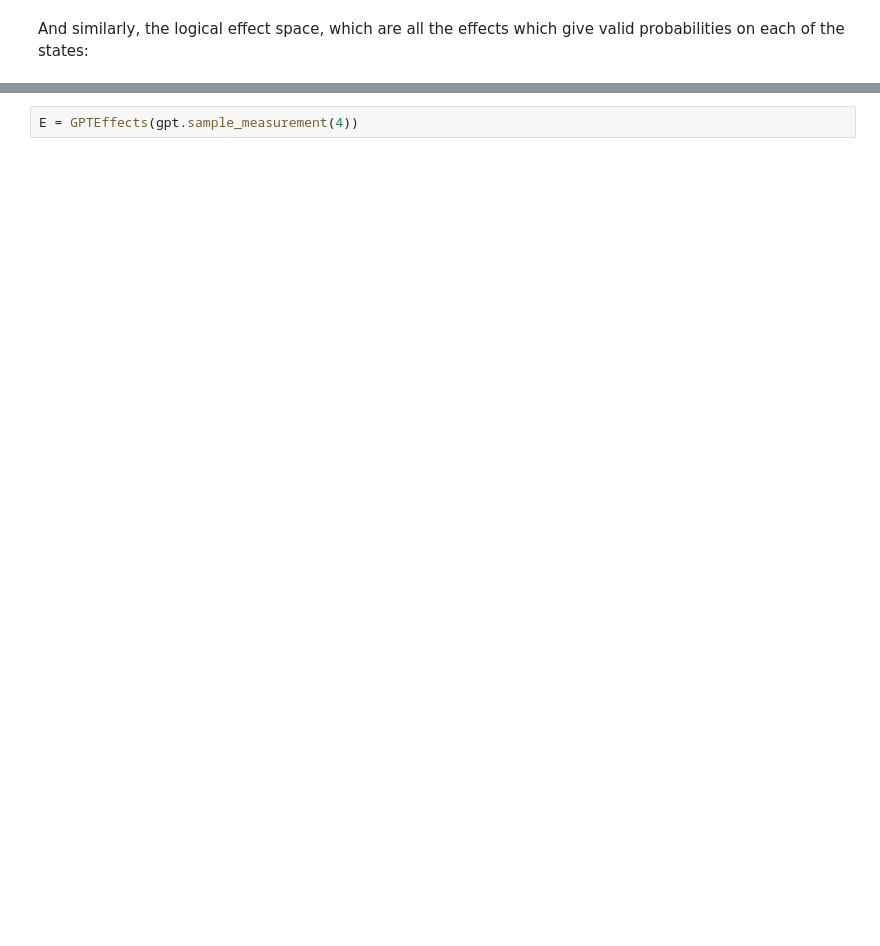
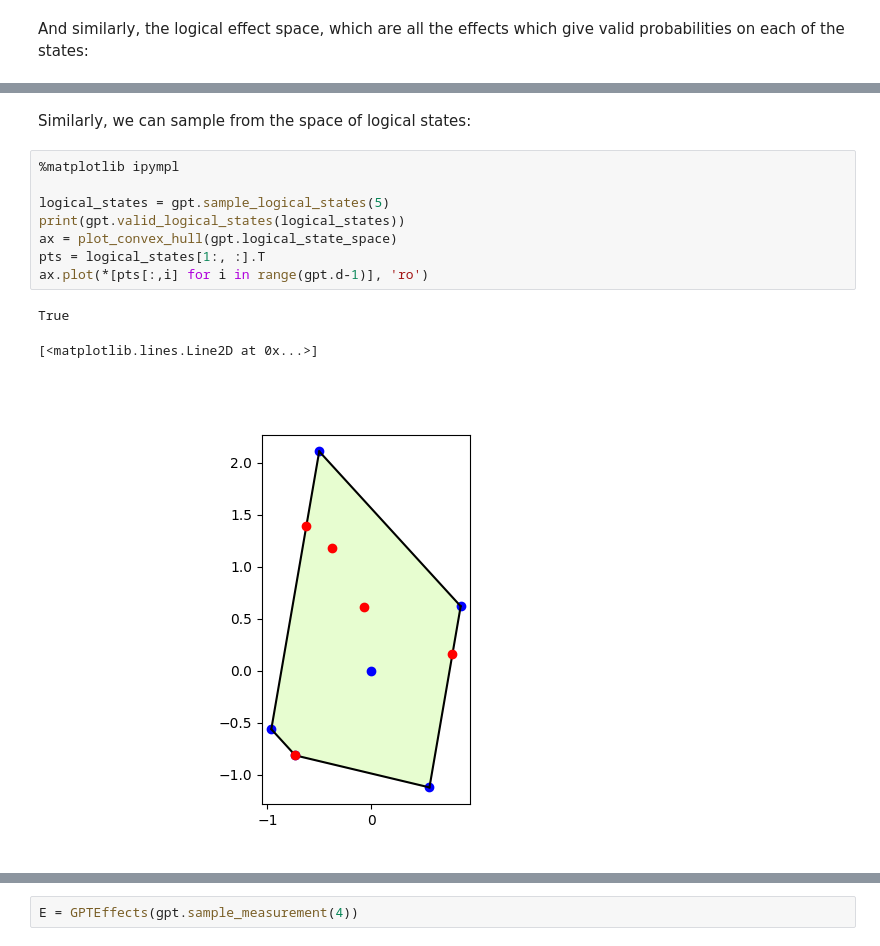
Before and after one commit to heyredhat/qbuki, a Jupyter notebook: notebooks/8_GPTs.ipynb, the cells around one changed output, grey strips where cells are left out. Cells and saved outputs as stored; diff of their text form; blank space fills up the shorter version.

```diff
--- a/notebooks/8_GPTs.ipynb
+++ b/notebooks/8_GPTs.ipynb
@@ -88,0 +116,14 @@ plot_convex_hull(gpt.logical_effect_space, ax=ax)
+# %% [markdown]
+Similarly, we can sample from the space of logical states:
+# %%
+%matplotlib ipympl
+
+logical_states = gpt.sample_logical_states(5)
+print(gpt.valid_logical_states(logical_states))
+ax = plot_convex_hull(gpt.logical_state_space)
+pts = logical_states[1:, :].T
+ax.plot(*[pts[:,i] for i in range(gpt.d-1)], 'ro')
+# %% [output]
+True
+[<matplotlib.lines.Line2D at 0x...>]
+[figure, added]
```
Also changed, not shown: parts of 50 cells of this notebook, 3 other files.
